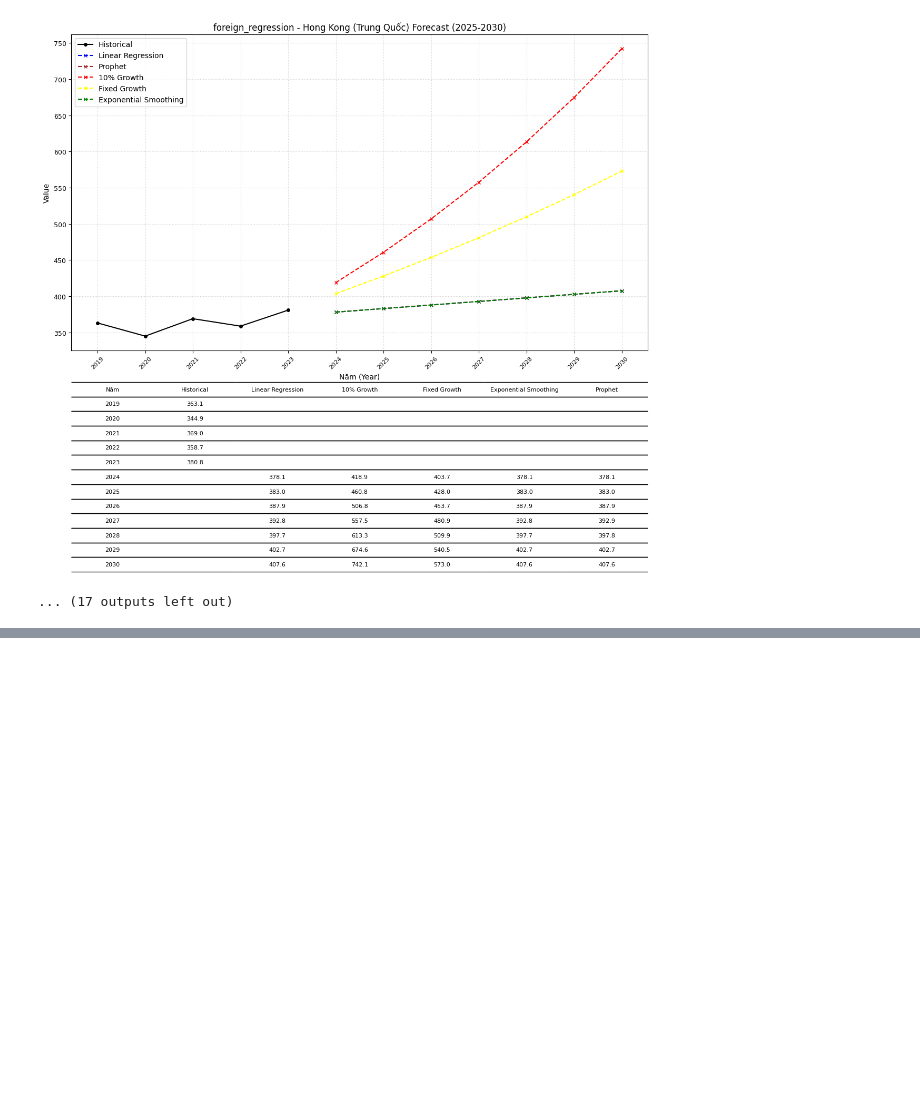
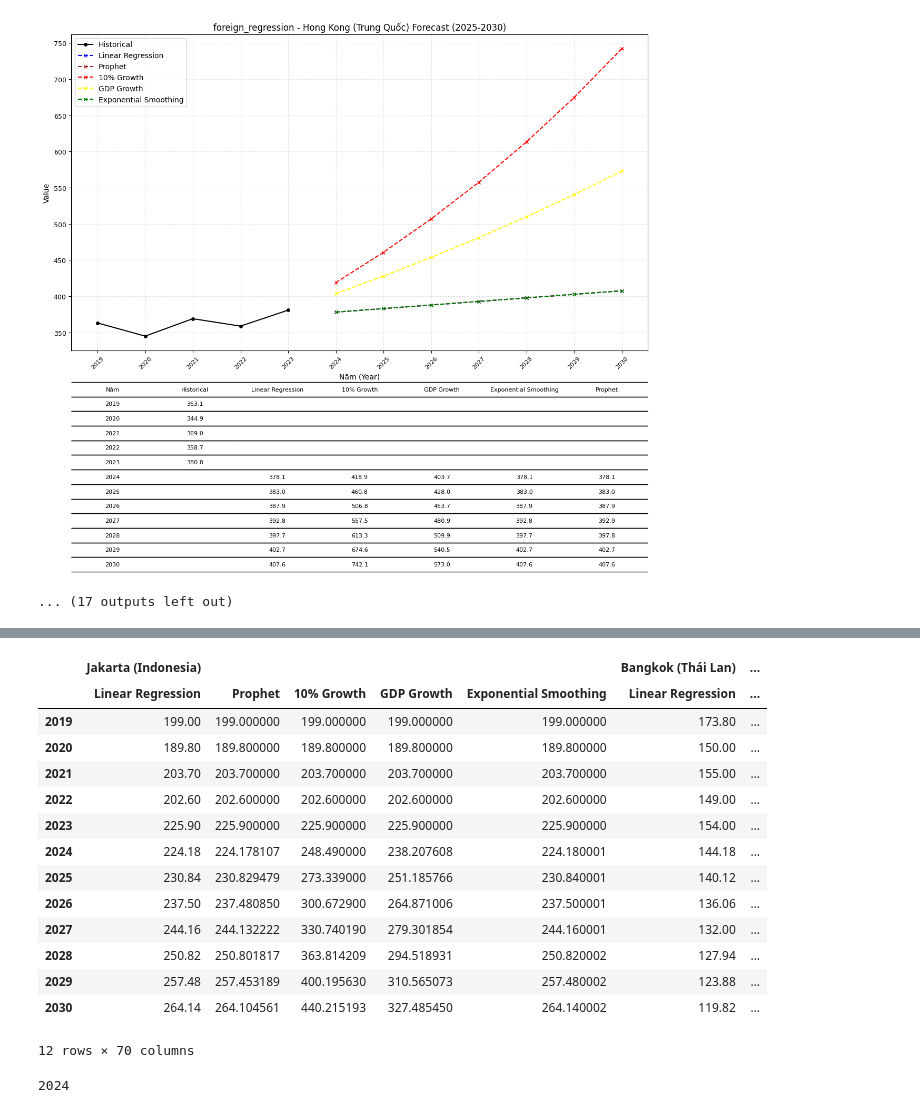
Before and after one commit to AnVuTrong/data_sat_nhap_tinh, a Jupyter notebook: nuoc_ngoai/foreign_regression.ipynb, the cells around one changed output, grey strips where cells are left out. Saved outputs shown, nothing was run; the diff lists cells and outputs as text; code cells hidden in the pictures; blank space fills up the shorter version.

```diff
--- a/nuoc_ngoai/foreign_regression.ipynb
+++ b/nuoc_ngoai/foreign_regression.ipynb
@@ -436,7 +458,7 @@ for name, df in all_inputs.items():
             print(f"      Warning: No growth rate found for {city_name}, using default 8%")
 
         fg = forecast_fixed_growth(s, growth_rate=growth_rate)
-        df_fc['Fixed Growth'] = fg
+        df_fc['GDP Growth'] = fg
 
         # 6) Exponential Smoothing
         es = forecast_exponential_smoothing(s)
@@ -502,7 +524,7 @@ all_forecasts
 output_dir = 'output_plots_with_table' # Keep same directory
 os.makedirs(output_dir, exist_ok=True)
 # %%
-models_for_table = ['Historical','Linear Regression', '10% Growth', 'Fixed Growth', 'Exponential Smoothing', 'Prophet']
+models_for_table = ['Historical','Linear Regression', '10% Growth', 'GDP Growth', 'Exponential Smoothing', 'Prophet']
 # %%
 # Define colors for different models
 colors = {
@@ -672,3 +694,38 @@ Processing plots for: foreign_regression
   Saved plot with table: output_plots_with_table\foreign_regression_Hong_Kong_Trung_Quốc_with_table.png
 [figure]
 ... (17 outputs left out)
+# %%
+print("\n--- Exporting Forecast Results to Excel ---")
+
+# Define the output Excel filename
+excel_filename = 'forecast_results.xlsx'
+
+try:
+    # Create an Excel writer object
+    with pd.ExcelWriter(excel_filename, engine='openpyxl') as writer:
+        for name, forecasts_df in all_forecasts.items():
+            # Clean the name for the sheet title (Excel sheet names have limitations)
+            # Replace invalid chars, limit length (optional but good practice)
+            clean_sheet_name = re.sub(r'[\\/*?:"<>|\[\]]', '', name) # Remove invalid Excel sheet chars
+            clean_sheet_name = clean_sheet_name[:30] # Limit sheet name length (Excel limit is 31)
+
+            display_name = "Sáp nhập 3 tỉnh" if name == "Merged" else clean_sheet_name
+
+            print(f"  Writing sheet: {display_name}")
+
+            # Prepare DataFrame for export: Reset index to include 'Năm' as a column
+            df_to_export = forecasts_df.copy()
+            # Flatten MultiIndex columns for easier reading in Excel (optional but helpful)
+            # Format: 'Feature - Model'
+            df_to_export.columns = [' - '.join(col).strip() for col in df_to_export.columns.values]
+            df_to_export = df_to_export.reset_index().rename(columns={'index': 'Năm'})
+
+
+            # Write the dataframe to a specific sheet
+            df_to_export.to_excel(writer, sheet_name=display_name, index=False)
+
+    print(f"\n--- Forecast results successfully exported to '{excel_filename}' ---")
+
+except Exception as e:
+    print(f"\nError exporting forecasts to Excel: {e}")
+    # You might need to install the engine: pip install openpyxl
@@ -674,0 +806,18 @@ Processing plots for: foreign_regression
+# %%
+combined_df
+# %% [output]
+|  | Jakarta (Indonesia) |  |  |  |  | Bangkok (Thái Lan) | ... |
+|  | Linear Regression | Prophet | 10% Growth | GDP Growth | Exponential Smoothing | Linear Regression | ... |
+| 2019 | 199.00 | 199.000000 | 199.000000 | 199.000000 | 199.000000 | 173.80 | ... |
+| 2020 | 189.80 | 189.800000 | 189.800000 | 189.800000 | 189.800000 | 150.00 | ... |
+| 2021 | 203.70 | 203.700000 | 203.700000 | 203.700000 | 203.700000 | 155.00 | ... |
+| 2022 | 202.60 | 202.600000 | 202.600000 | 202.600000 | 202.600000 | 149.00 | ... |
+| 2023 | 225.90 | 225.900000 | 225.900000 | 225.900000 | 225.900000 | 154.00 | ... |
+| 2024 | 224.18 | 224.178107 | 248.490000 | 238.207608 | 224.180001 | 144.18 | ... |
+| 2025 | 230.84 | 230.829479 | 273.339000 | 251.185766 | 230.840001 | 140.12 | ... |
+| 2026 | 237.50 | 237.480850 | 300.672900 | 264.871006 | 237.500001 | 136.06 | ... |
+| 2027 | 244.16 | 244.132222 | 330.740190 | 279.301854 | 244.160001 | 132.00 | ... |
+| 2028 | 250.82 | 250.801817 | 363.814209 | 294.518931 | 250.820002 | 127.94 | ... |
+| 2029 | 257.48 | 257.453189 | 400.195630 | 310.565073 | 257.480002 | 123.88 | ... |
+| 2030 | 264.14 | 264.104561 | 440.215193 | 327.485450 | 264.140002 | 119.82 | ... |
+12 rows × 70 columns
@@ -674,0 +827,5 @@ Processing plots for: foreign_regression
+# %%
+prediction_start_year = last_historical_year + 1
+prediction_start_year
+# %% [output]
+2024
```
Also changed, not shown: parts of 16 cells of this notebook, 23 other files.
